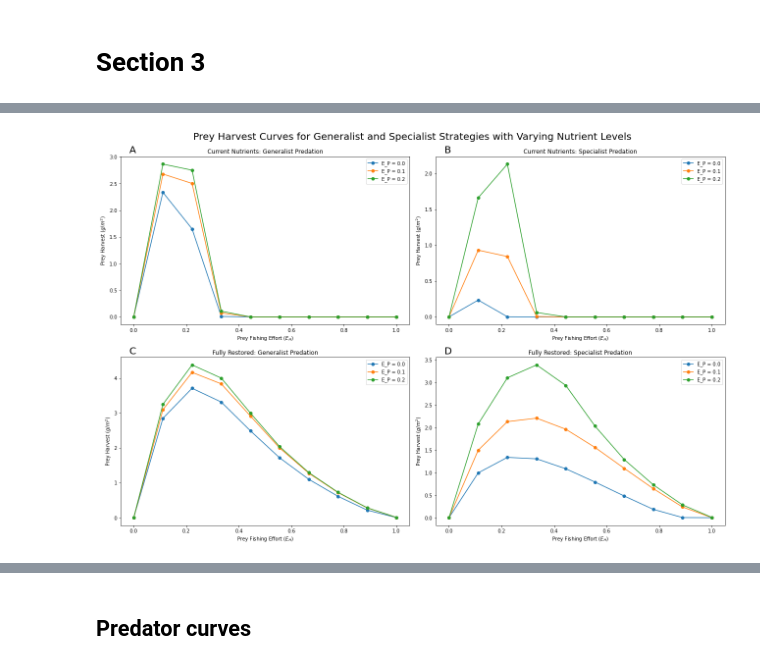
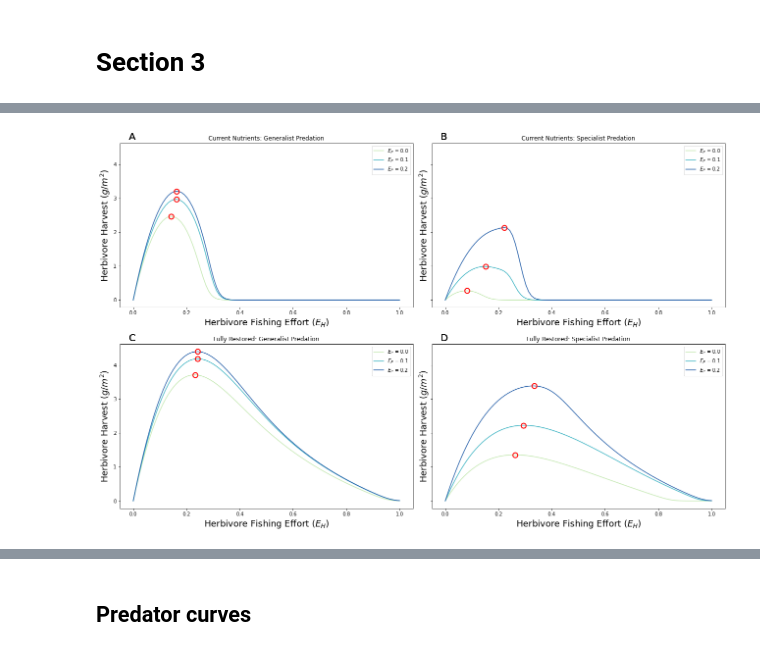
Before and after one commit to ainnesgold/kbay_estuary_model, a Jupyter notebook: supermodel_python_section_3_and_supplemental.ipynb, the cells around one changed output, grey strips where cells are left out. Cells and saved outputs as stored; diff of their text form; code cells hidden in the pictures.

```diff
--- a/supermodel_python_section_3_and_supplemental.ipynb
+++ b/supermodel_python_section_3_and_supplemental.ipynb
@@ -554,24 +373,45 @@ plt.show()
 # %%
-# Define the plotting function
+# Define the plotting function with maximum yield highlighting
 def plot_harvest(E_H_array, H_harvest_final_array, E_P_values, title, ax, label):
     for idx, E_P in enumerate(E_P_values):
-        ax.plot(E_H_array, H_harvest_final_array[idx]*365, label=f'E_P = {E_P*365:.1f}', marker="o")
-    ax.set_xlabel('Prey Fishing Effort ($E_H$)')
-    ax.set_ylabel('Prey Harvest ($g/m^2$)')
-    ax.set_title(title)
-    ax.legend()
-    ax.text(0.03, 1.02, label, transform=ax.transAxes, fontsize=20)
+        y_values = H_harvest_final_array[idx] * 365
+        ax.plot(E_H_array, y_values, label=f'$E_P$ = {E_P*365:.1f}', color=colors[idx])
+        ax.text(0.03, 1.02, label, transform=ax.transAxes, fontsize=20)
 
-# Set up the subplots
-fig, axes = plt.subplots(2, 2, figsize=(18, 12))
-fig.suptitle('Prey Harvest Curves for Generalist and Specialist Strategies with Varying Nutrient Levels', fontsize=20)
+        # Find the maximum value and its index
+        max_idx = np.argmax(y_values)
+        max_E_H = E_H_array[max_idx]
+        max_value = y_values[max_idx]
+
+        # Add a red circle around the maximum value
+        ax.plot(max_E_H, max_value, 'ro', markersize=10, fillstyle='none', markeredgewidth=2)
+
+    ax.set_xlabel('Herbivore Fishing Effort ($E_H$)', fontsize = 18)
+    ax.set_ylabel('Herbivore Harvest ($g/m^2$)', fontsize = 18)
+    ax.set_title(title, fontsize=15)
+    ax.legend(fontsize=12)
+
 
 # Subplot 1: Generalist, Low Nutrients
 N_pulse_value = 0.026
 E_P_values = [(0.0/365), (0.1/365), (0.2/365)]
-size = 10
+size = 100
 E_H_array = np.linspace(0, 1.0, size)
 H_harvest_final_array = np.zeros((len(E_P_values), size))
+
+# Set up the colorblind-friendly palette
+colors = sns.color_palette("YlGnBu", n_colors=len(E_P_values))
+
+# Set up the subplots
+fig, axes = plt.subplots(2, 2, figsize=(18, 12), sharey=True)
+#fig.suptitle('Prey Harvest Curves for Generalist and Specialist Strategies with Varying Nutrient Levels', fontsize=20)
+
+# Subplot 1: Generalist, Low Nutrients
+#N_pulse_value = 0.026
+#E_P_values = [(0.0/365), (0.1/365), (0.2/365)]
+#size = 100
+#E_H_array = np.linspace(0, 1.0, size)
+#H_harvest_final_array = np.zeros((len(E_P_values), size))
 
 for idx, E_P in enumerate(E_P_values):
     for i in range(size):
@@ -608,31 +448,31 @@ for idx, E_P in enumerate(E_P_values):
     for i in range(size):
         E_H = E_H_array[i]
         parameters_dict = default_generalist_params()
         parameters_dict['E_H'] = E_H / 365
         parameters_dict['E_P'] = E_P
         parameters_dict['N_pulse'] = N_pulse_value
         H_array, P_array, PH_array, N_array, H_harvest_array, P_harvest_array, grazing_array = run_model(H0, P0, PH0, N0, parameters_dict)
         H_harvest_final_array[idx, i] = np.mean(H_harvest_array[-3650:-1])
 
 plot_harvest(E_H_array, H_harvest_final_array, E_P_values, 'Fully Restored: Generalist Predation', axes[1, 0], 'C')
 
 # Subplot 4: Specialist, High Nutrients
 H_harvest_final_array = np.zeros((len(E_P_values), size))
 
 for idx, E_P in enumerate(E_P_values):
     for i in range(size):
         E_H = E_H_array[i]
         parameters_dict = default_specialist_params()
         parameters_dict['E_H'] = E_H / 365
         parameters_dict['E_P'] = E_P
         parameters_dict['N_pulse'] = N_pulse_value
         H_array, P_array, PH_array, N_array, H_harvest_array, P_harvest_array, grazing_array = run_model(H0, P0, PH0, N0, parameters_dict)
         H_harvest_final_array[idx, i] = np.mean(H_harvest_array[-3650:-1])
 
 plot_harvest(E_H_array, H_harvest_final_array, E_P_values, 'Fully Restored: Specialist Predation', axes[1, 1], 'D')
 
 # Adjust layout and show plot
 plt.tight_layout(rect=[0, 0, 1, 0.96])
 plt.show()
 # %% [output]
-[figure, old version]
+[figure, new version]
```
Also changed, not shown: parts of 33 cells of this notebook, 25 other files.
